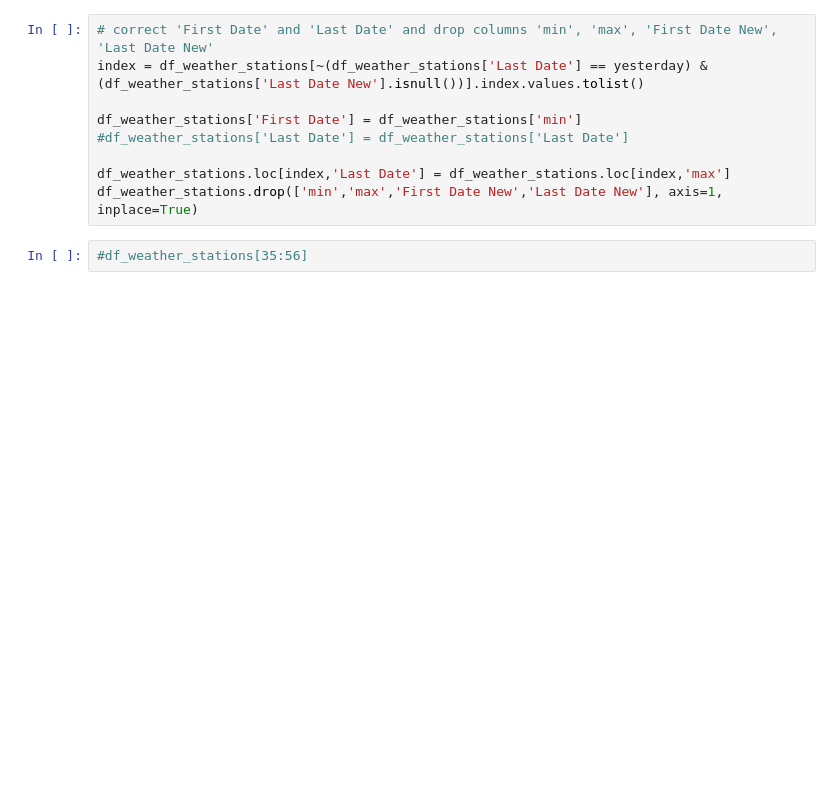
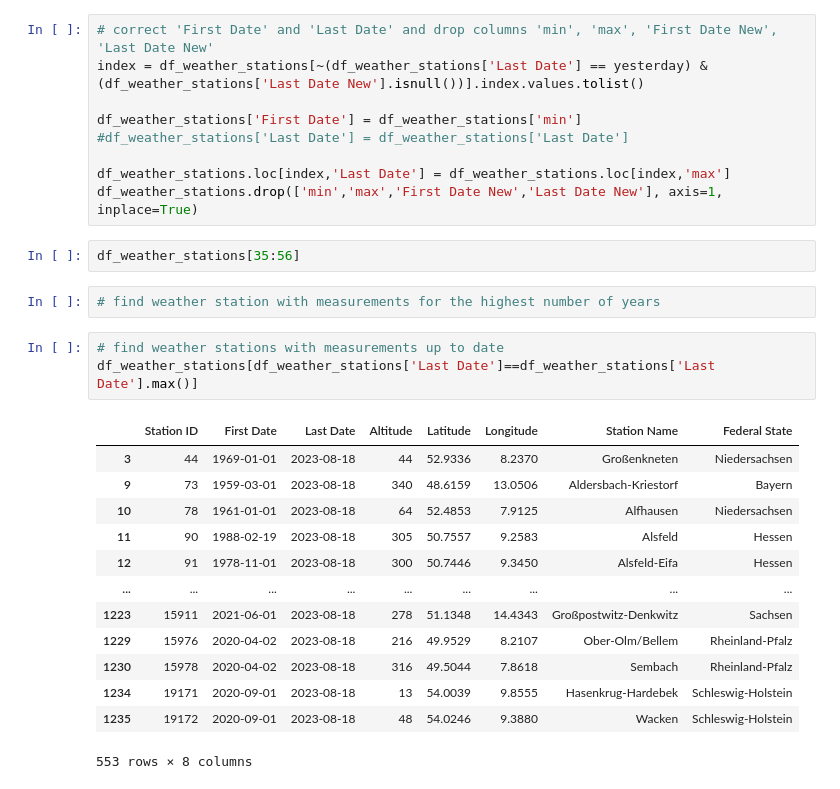
Before and after one commit to hkoenicke/UCDPA_HeikeKoenicke, a Jupyter notebook: WeatherData.ipynb, the cells around one changed output. Saved outputs shown, nothing was run; the diff lists cells and outputs as text; blank space fills up the shorter version.

```diff
--- a/WeatherData.ipynb
+++ b/WeatherData.ipynb
@@ -443,4 +413,23 @@ df_weather_stations['First Date'] = df_weather_stations['min']
 df_weather_stations.loc[index,'Last Date'] = df_weather_stations.loc[index,'max']
 df_weather_stations.drop(['min','max','First Date New','Last Date New'], axis=1, inplace=True)
 # %%
-#df_weather_stations[35:56]
+df_weather_stations[35:56]
+# %%
+# find weather station with measurements for the highest number of years
+# %%
+# find weather stations with measurements up to date
+df_weather_stations[df_weather_stations['Last Date']==df_weather_stations['Last Date'].max()]
+# %% [output]
+|  | Station ID | First Date | Last Date | Altitude | Latitude | Longitude | Station Name | Federal State |
+| 3 | 44 | 1969-01-01 | 2023-08-18 | 44 | 52.9336 | 8.2370 | Großenkneten | Niedersachsen |
+| 9 | 73 | 1959-03-01 | 2023-08-18 | 340 | 48.6159 | 13.0506 | Aldersbach-Kriestorf | Bayern |
+| 10 | 78 | 1961-01-01 | 2023-08-18 | 64 | 52.4853 | 7.9125 | Alfhausen | Niedersachsen |
+| 11 | 90 | 1988-02-19 | 2023-08-18 | 305 | 50.7557 | 9.2583 | Alsfeld | Hessen |
+| 12 | 91 | 1978-11-01 | 2023-08-18 | 300 | 50.7446 | 9.3450 | Alsfeld-Eifa | Hessen |
+| ... | ... | ... | ... | ... | ... | ... | ... | ... |
+| 1223 | 15911 | 2021-06-01 | 2023-08-18 | 278 | 51.1348 | 14.4343 | Großpostwitz-Denkwitz | Sachsen |
+| 1229 | 15976 | 2020-04-02 | 2023-08-18 | 216 | 49.9529 | 8.2107 | Ober-Olm/Bellem | Rheinland-Pfalz |
+| 1230 | 15978 | 2020-04-02 | 2023-08-18 | 316 | 49.5044 | 7.8618 | Sembach | Rheinland-Pfalz |
+| 1234 | 19171 | 2020-09-01 | 2023-08-18 | 13 | 54.0039 | 9.8555 | Hasenkrug-Hardebek | Schleswig-Holstein |
+| 1235 | 19172 | 2020-09-01 | 2023-08-18 | 48 | 54.0246 | 9.3880 | Wacken | Schleswig-Holstein |
+553 rows × 8 columns
```
Also changed, not shown: parts of 16 cells of this notebook.
